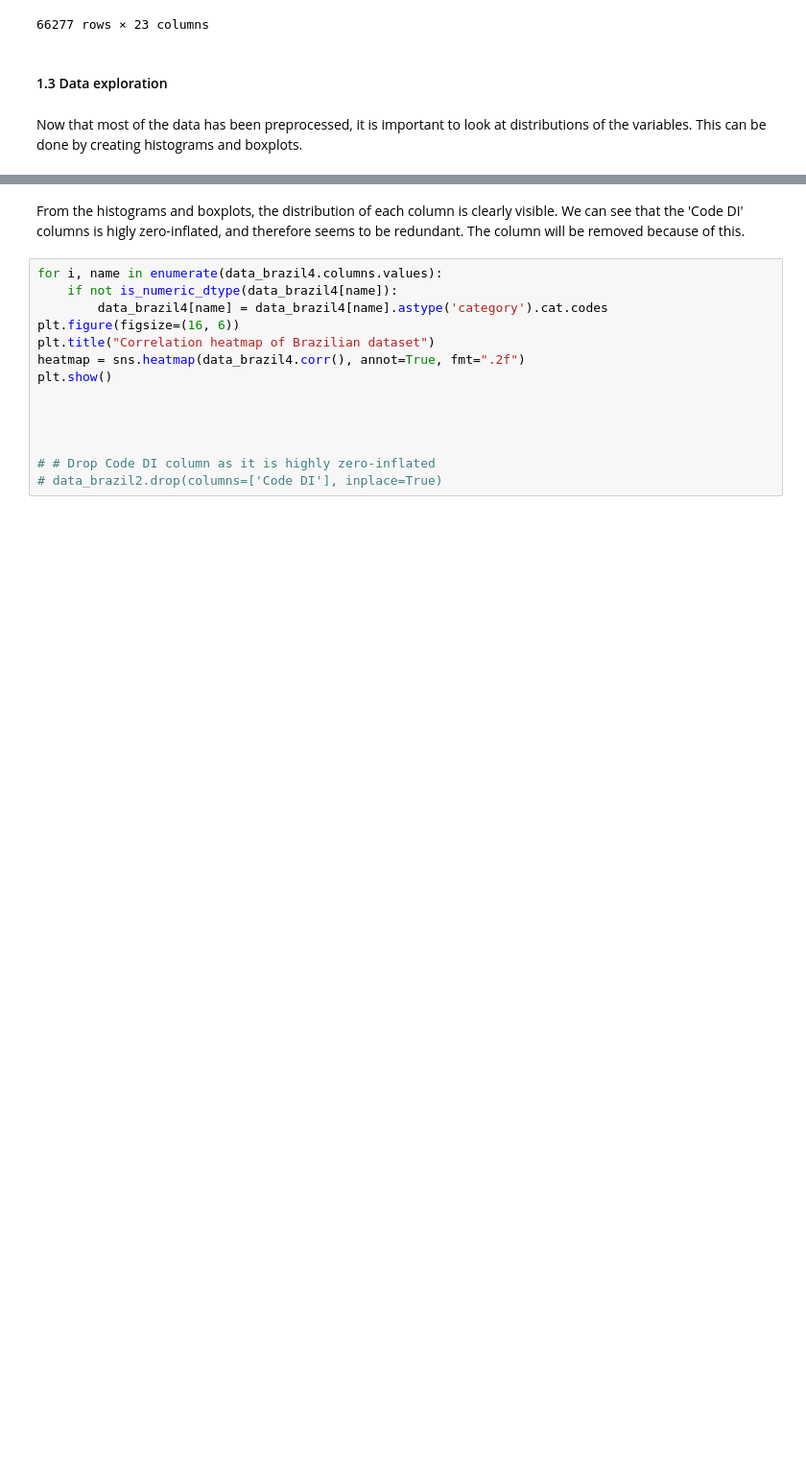
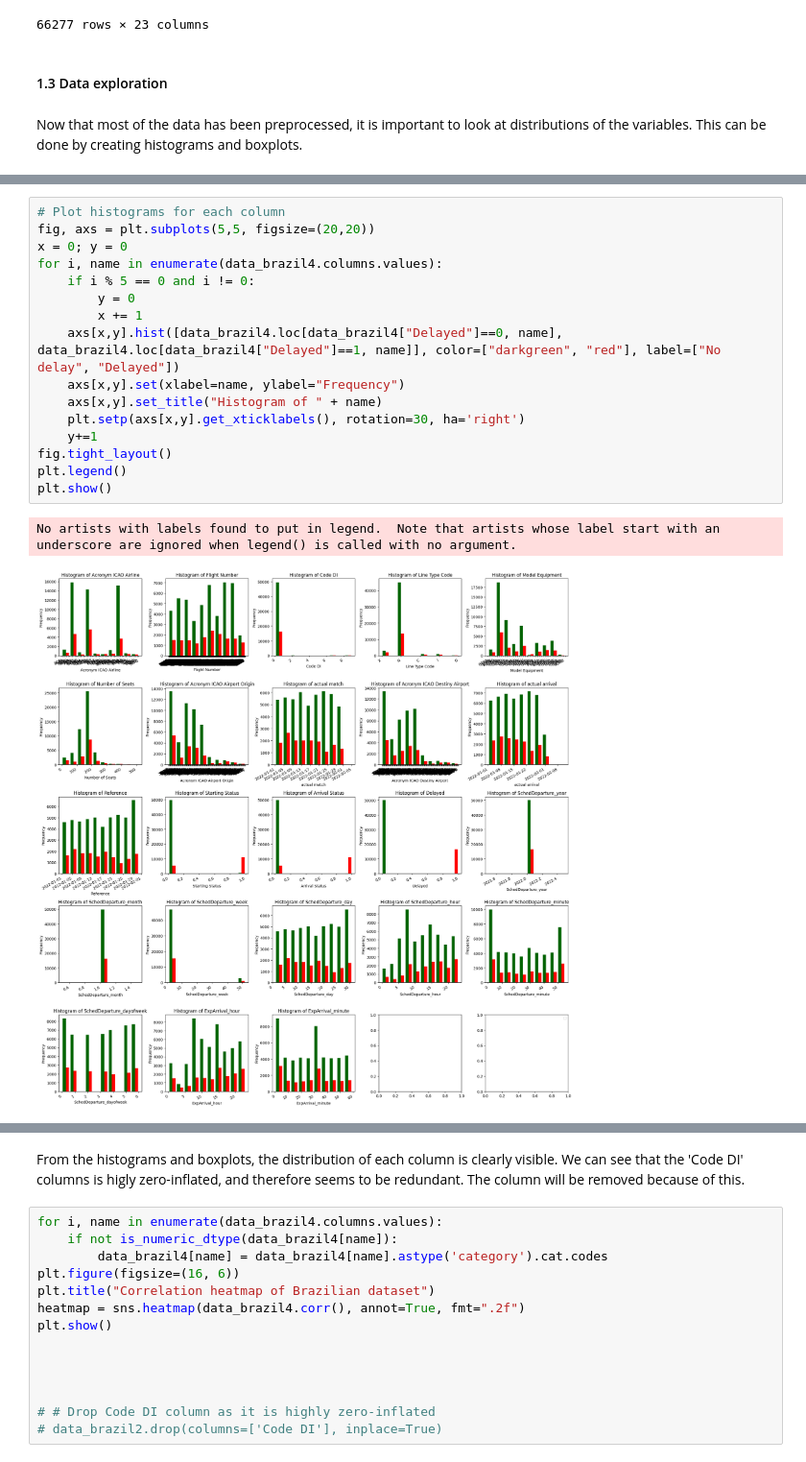
Before and after one commit to TygoF/Flight-delay-prediction, a Jupyter notebook: main.ipynb, the cells around one changed output, grey strips where cells are left out. Shown at 96% size. Drawn from its saved outputs; the diff is of its cells as text; blank space fills up the shorter version.

```diff
--- a/main.ipynb
+++ b/main.ipynb
@@ -249,2 +237,21 @@ plt.show()
 # %% [output]
 [figure]
+# %%
+# Plot histograms for each column
+fig, axs = plt.subplots(5,5, figsize=(20,20))
+x = 0; y = 0
+for i, name in enumerate(data_brazil4.columns.values):
+    if i % 5 == 0 and i != 0:
+        y = 0
+        x += 1
+    axs[x,y].hist([data_brazil4.loc[data_brazil4["Delayed"]==0, name], data_brazil4.loc[data_brazil4["Delayed"]==1, name]], color=["darkgreen", "red"], label=["No delay", "Delayed"])
+    axs[x,y].set(xlabel=name, ylabel="Frequency")
+    axs[x,y].set_title("Histogram of " + name)
+    plt.setp(axs[x,y].get_xticklabels(), rotation=30, ha='right')
+    y+=1
+fig.tight_layout()
+plt.legend()
+plt.show()
+# %% [output]
+No artists with labels found to put in legend.  Note that artists whose label start with an underscore are ignored when legend() is called with no argument.
+[figure, added]
```
Also changed, not shown: parts of 5 cells of this notebook.
